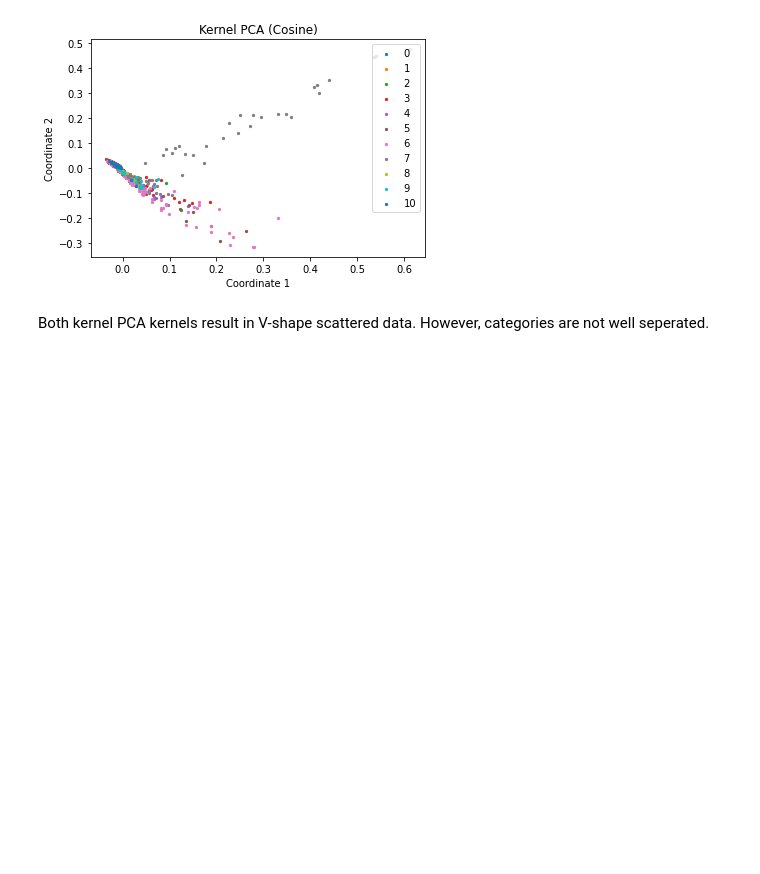
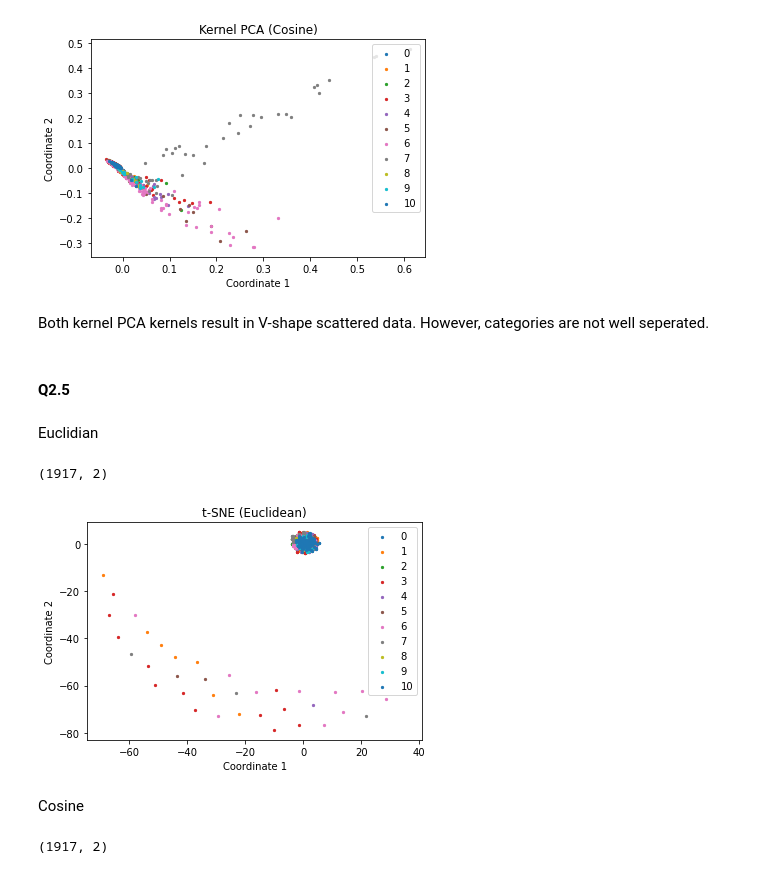
Before and after one commit to shaoyu0966/SLDL, a Jupyter notebook: hw3/hw3.ipynb, the cells around one changed output. Cells and saved outputs as stored; diff of their text form; code cells hidden in the pictures; blank space fills up the shorter version.

```diff
--- a/hw3/hw3.ipynb
+++ b/hw3/hw3.ipynb
@@ -734,3 +734,5 @@ for c in set(category):
 [figure]
 # %% [markdown]
 Both kernel PCA kernels result in V-shape scattered data. However, categories are not well seperated.
+# %% [markdown]
+#### Q2.5
@@ -736,0 +741,29 @@ Both kernel PCA kernels result in V-shape scattered data. However, categories ar
+# %% [markdown]
+Euclidian
+# %%
+from sklearn.manifold import TSNE
+
+tsne_eucl = TSNE(n_components=2, metric='euclidean')
+proj_tsne_eucl = tsne_eucl.fit_transform(dep_stu2)
+print(proj_tsne_eucl.shape)
+# %% [output]
+(1917, 2)
+# %%
+for c in set(category):
+    x = proj_tsne_eucl[(category == c), 0]
+    y = proj_tsne_eucl[(category == c), 1]
+    plt.scatter(x, y, label=c, s=5)
+    plt.title(f't-SNE (Euclidean)')
+    plt.xlabel(f'Coordinate 1')
+    plt.ylabel(f'Coordinate 2')
+    plt.legend(loc='upper right')
+# %% [output]
+[figure, added]
+# %% [markdown]
+Cosine
+# %%
+tsne_cos = TSNE(n_components=2, metric='cosine')
+proj_tsne_cos = tsne_cos.fit_transform(dep_stu2)
+print(proj_tsne_cos.shape)
+# %% [output]
+(1917, 2)
```
Also changed, not shown: parts of 8 cells of this notebook.
